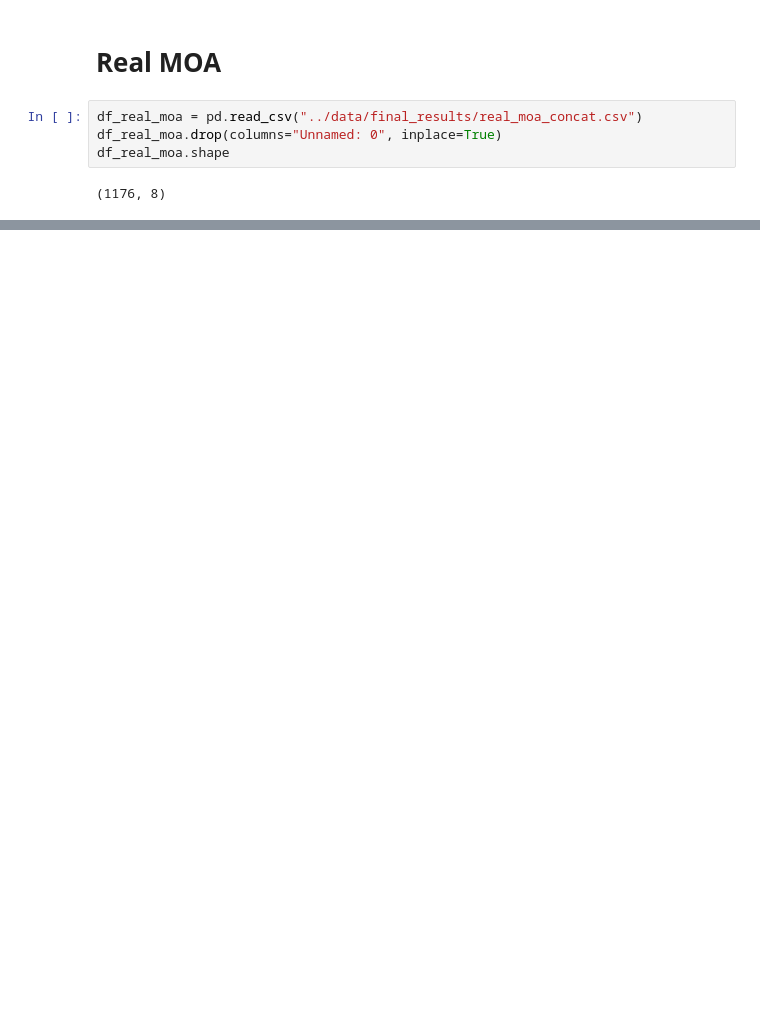
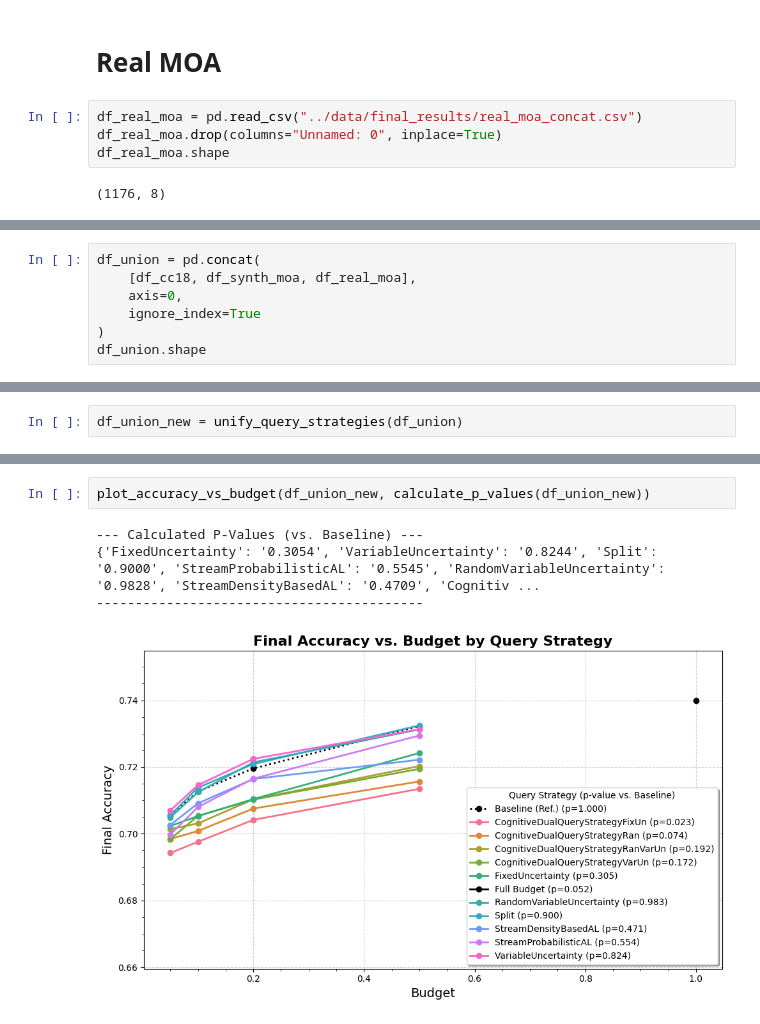
Before and after one commit to gschacon/masters_active_learning, a Jupyter notebook: notebooks/results_exploration.ipynb, the cells around one changed output, grey strips where cells are left out. Cells and saved outputs as stored; diff of their text form; blank space fills up the shorter version.

```diff
--- a/notebooks/results_exploration.ipynb
+++ b/notebooks/results_exploration.ipynb
@@ -239,0 +684,7 @@ plt.show()
+# %%
+df_union = pd.concat(
+    [df_cc18, df_synth_moa, df_real_moa],
+    axis=0,
+    ignore_index=True
+)
+df_union.shape
@@ -239,0 +693,2 @@ plt.show()
+# %%
+df_union_new = unify_query_strategies(df_union)
@@ -239,0 +711,7 @@ plt.show()
+# %%
+plot_accuracy_vs_budget(df_union_new, calculate_p_values(df_union_new))
+# %% [output]
+--- Calculated P-Values (vs. Baseline) ---
+{'FixedUncertainty': '0.3054', 'VariableUncertainty': '0.8244', 'Split': '0.9000', 'StreamProbabilisticAL': '0.5545', 'RandomVariableUncertainty': '0.9828', 'StreamDensityBasedAL': '0.4709', 'Cognitiv ...
+------------------------------------------
+[figure, added]
```
Also changed, not shown: parts of 12 cells of this notebook.
